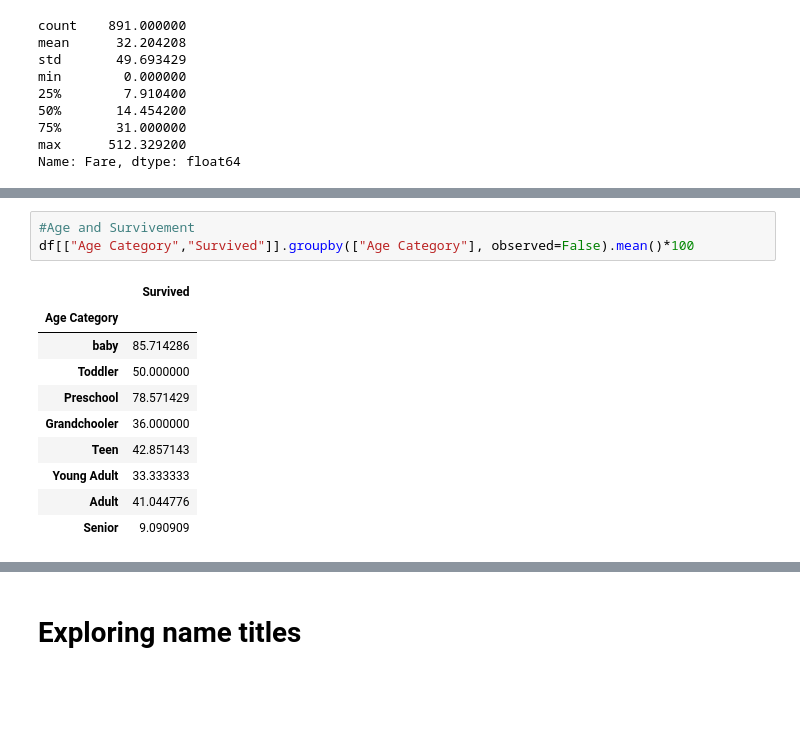
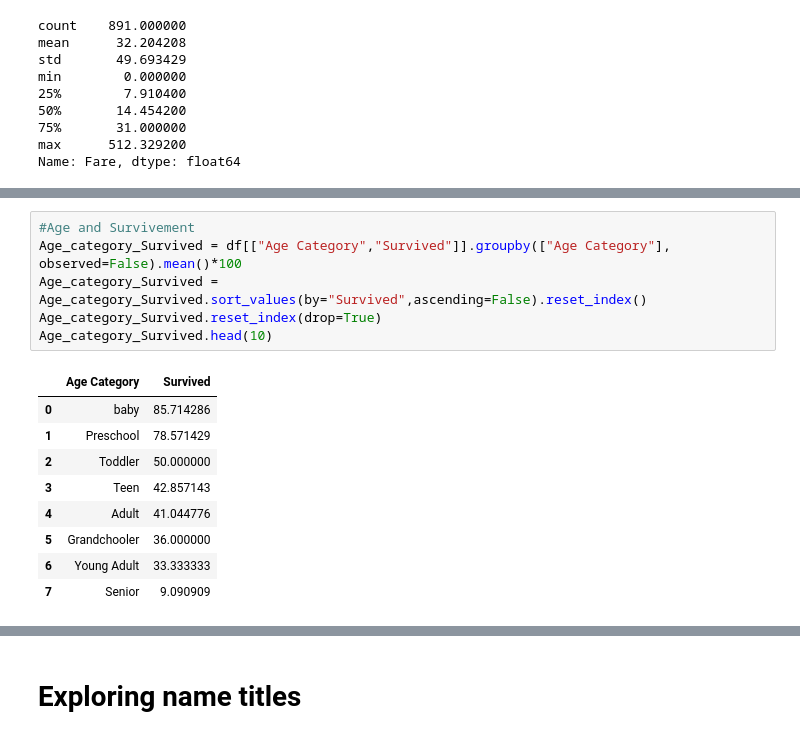
Before and after one commit to marcoeferro/EDA-exercises, a Jupyter notebook: titanic/EDA.ipynb, the cells around one changed output, grey strips where cells are left out. Drawn from its saved outputs; the diff is of its cells as text; blank space fills up the shorter version.

```diff
--- a/titanic/EDA.ipynb
+++ b/titanic/EDA.ipynb
@@ -369,14 +375,16 @@ df.head()
 # %%
 #Age and Survivement
-df[["Age Category","Survived"]].groupby(["Age Category"], observed=False).mean()*100
+Age_category_Survived = df[["Age Category","Survived"]].groupby(["Age Category"], observed=False).mean()*100
+Age_category_Survived = Age_category_Survived.sort_values(by="Survived",ascending=False).reset_index()
+Age_category_Survived.reset_index(drop=True)
+Age_category_Survived.head(10)
 # %% [output]
-|  | Survived |
-| Age Category |  |
-| baby | 85.714286 |
-| Toddler | 50.000000 |
-| Preschool | 78.571429 |
-| Grandchooler | 36.000000 |
-| Teen | 42.857143 |
-| Young Adult | 33.333333 |
-| Adult | 41.044776 |
-| Senior | 9.090909 |
+|  | Age Category | Survived |
+| 0 | baby | 85.714286 |
+| 1 | Preschool | 78.571429 |
+| 2 | Toddler | 50.000000 |
+| 3 | Teen | 42.857143 |
+| 4 | Adult | 41.044776 |
+| 5 | Grandchooler | 36.000000 |
+| 6 | Young Adult | 33.333333 |
+| 7 | Senior | 9.090909 |
```
Also changed, not shown: parts of 8 cells of this notebook.
